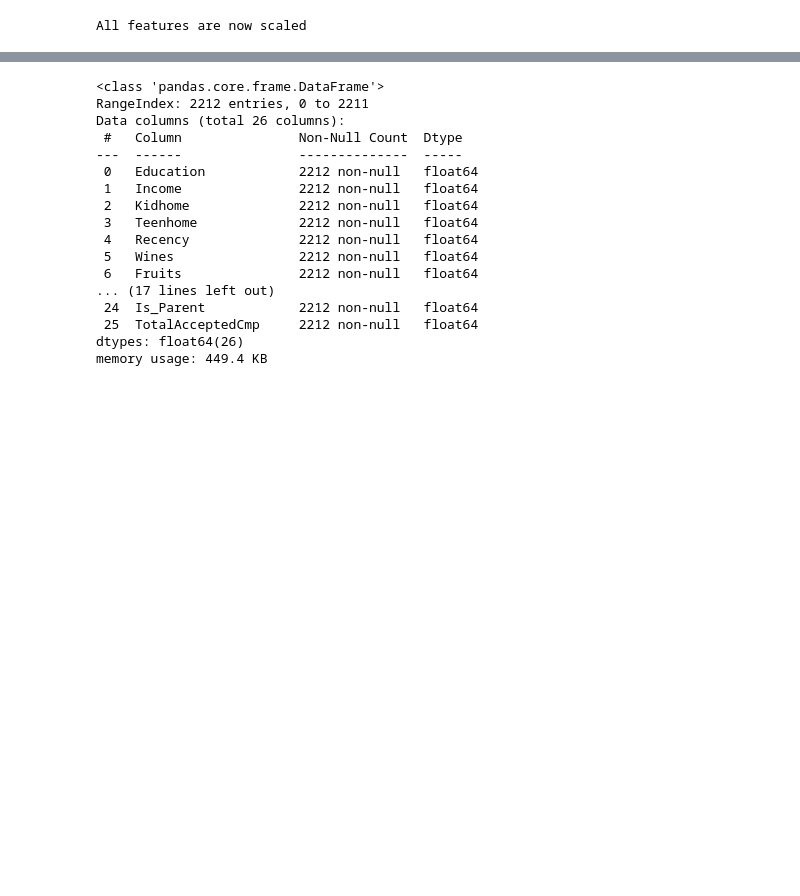
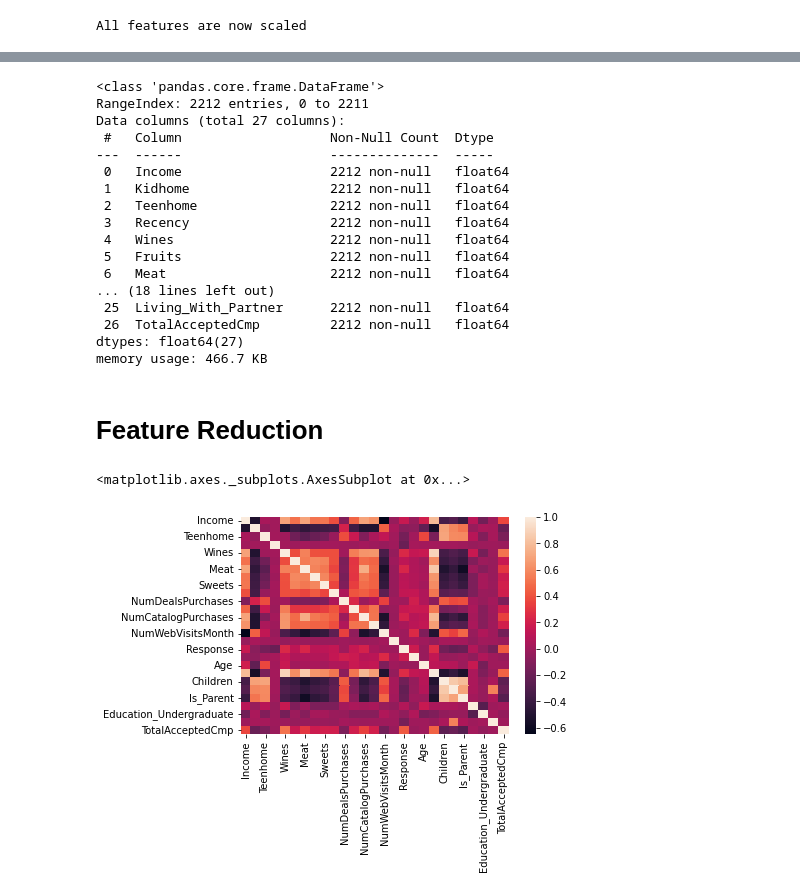
Before and after one commit to sifatnabil/Customer_Personality_Analysis, a Jupyter notebook: Customer_Personality_Analysis_(Data_Part)_.ipynb, the cells around one changed output, grey strips where cells are left out. Cells and saved outputs as stored; diff of their text form; code cells hidden in the pictures; blank space fills up the shorter version.

Commit message:
Data Preprocessing, analysis and feature reduction

```diff
--- a/Customer_Personality_Analysis_(Data_Part)_.ipynb
+++ b/Customer_Personality_Analysis_(Data_Part)_.ipynb
@@ -207,7 +222,7 @@ plt.show()
 # %% [markdown]
 Dt_Customer is an object type column that denotes **Date of customer’s enrollment with the company** . So we need to update it to datetime format
 # %%
-df["Dt_Customer"] = pd.to_datetime(df["Dt_Customer"], infer_datetime_format=True) #date of enrollment with the company
+df["Dt_Customer"] = pd.to_datetime(df["Dt_Customer"]) #date of enrollment with the company
 dates = [] #list of days the customer has been with the company
 for i in df["Dt_Customer"]:
     i = i.date()
@@ -362,0 +380,12 @@ Categorical variables in the dataset: ['Education', 'Living_With']
+# %%
+
+for column in object_cols:
+    tempdf = pd.get_dummies(df[column], prefix=column, drop_first=True)
+    df = pd.merge(
+        left=df,
+        right=tempdf,
+        left_index=True,
+        right_index=True,
+    )
+    df = df.drop(columns=column)
+display(df)
@@ -363,10 +421,10 @@ Categorical variables in the dataset: ['Education', 'Living_With']
 # %%
 #Label Encoding the object dtypes.
-LE=LabelEncoder()
-for i in object_cols:
-    df[i]=df[[i]].apply(LE.fit_transform)
+#LE=LabelEncoder()
+#for i in object_cols:
+    #df[i]=df[[i]].apply(LE.fit_transform)
 
-print("All features are now numerical")
+#print("All features are now numerical")
 # %% [output]
 All features are now numerical
 # %%
@@ -506,20 +559,18 @@ scaled_df.info()
 # %% [output]
 <class 'pandas.core.frame.DataFrame'>
 RangeIndex: 2212 entries, 0 to 2211
-Data columns (total 26 columns):
- #   Column               Non-Null Count  Dtype
----  ------               --------------  -----
- 0   Education            2212 non-null   float64
- 1   Income               2212 non-null   float64
- 2   Kidhome              2212 non-null   float64
- 3   Teenhome             2212 non-null   float64
- 4   Recency              2212 non-null   float64
- 5   Wines                2212 non-null   float64
- 6   Fruits               2212 non-null   float64
-... (17 lines left out)
- 24  Is_Parent            2212 non-null   float64
- 25  TotalAcceptedCmp     2212 non-null   float64
-dtypes: float64(26)
-memory usage: 449.4 KB
+Data columns (total 27 columns):
+ #   Column                   Non-Null Count  Dtype
+---  ------                   --------------  -----
+ 0   Income                   2212 non-null   float64
+ 1   Kidhome                  2212 non-null   float64
+ 2   Teenhome                 2212 non-null   float64
+ 3   Recency                  2212 non-null   float64
+ 4   Wines                    2212 non-null   float64
+ 5   Fruits                   2212 non-null   float64
+ 6   Meat                     2212 non-null   float64
+... (18 lines left out)
+ 25  Living_With_Partner      2212 non-null   float64
+ 26  TotalAcceptedCmp         2212 non-null   float64
+dtypes: float64(27)
+memory usage: 466.7 KB
-# %%
-scaled_df.reset_index(drop=True, inplace=True)
@@ -525,0 +579,2 @@ scaled_df.reset_index(drop=True, inplace=True)
+# %% [markdown]
+# Feature Reduction
@@ -525,0 +584,7 @@ scaled_df.reset_index(drop=True, inplace=True)
+# %%
+
+#Check the Co-relation between features without PCA
+sns.heatmap(scaled_df.corr())
+# %% [output]
+<matplotlib.axes._subplots.AxesSubplot at 0x...>
+[figure, added]
```
Also changed, not shown: parts of 34 cells of this notebook.
